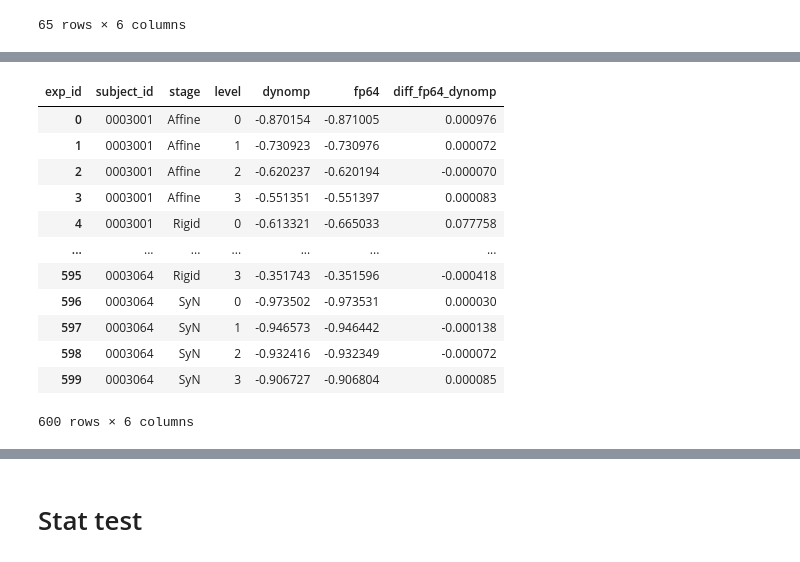
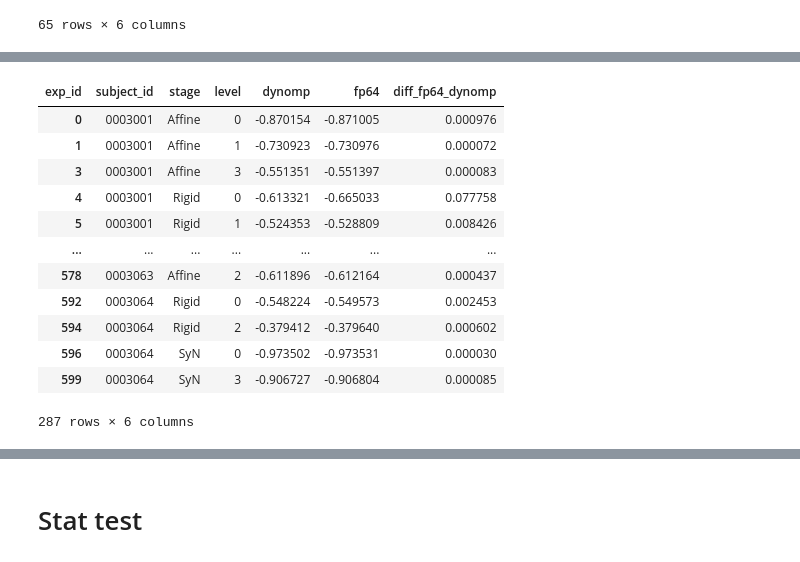
Before and after one commit to mathdugre/DynoMP, a Jupyter notebook: viz-ants.ipynb, the cells around one changed output, grey strips where cells are left out. Drawn from its saved outputs; the diff is of its cells as text; code cells hidden in the pictures.

```diff
--- a/viz-ants.ipynb
+++ b/viz-ants.ipynb
@@ -634,16 +619,16 @@ df_pivot[df_pivot["diff_fp64_dynomp"] < 0]
-# %%
-df_pivot
-# %% [output]
-| exp_id | subject_id | stage | level | dynomp | fp64 | diff_fp64_dynomp |
-| 0 | 0003001 | Affine | 0 | -0.870154 | -0.871005 | 0.000976 |
-| 1 | 0003001 | Affine | 1 | -0.730923 | -0.730976 | 0.000072 |
-| 2 | 0003001 | Affine | 2 | -0.620237 | -0.620194 | -0.000070 |
-| 3 | 0003001 | Affine | 3 | -0.551351 | -0.551397 | 0.000083 |
-| 4 | 0003001 | Rigid | 0 | -0.613321 | -0.665033 | 0.077758 |
-| ... | ... | ... | ... | ... | ... | ... |
-| 595 | 0003064 | Rigid | 3 | -0.351743 | -0.351596 | -0.000418 |
-| 596 | 0003064 | SyN | 0 | -0.973502 | -0.973531 | 0.000030 |
-| 597 | 0003064 | SyN | 1 | -0.946573 | -0.946442 | -0.000138 |
-| 598 | 0003064 | SyN | 2 | -0.932416 | -0.932349 | -0.000072 |
-| 599 | 0003064 | SyN | 3 | -0.906727 | -0.906804 | 0.000085 |
-600 rows × 6 columns
+# %%
+df_pivot[df_pivot["diff_fp64_dynomp"] >= 0]
+# %% [output]
+| exp_id | subject_id | stage | level | dynomp | fp64 | diff_fp64_dynomp |
+| 0 | 0003001 | Affine | 0 | -0.870154 | -0.871005 | 0.000976 |
+| 1 | 0003001 | Affine | 1 | -0.730923 | -0.730976 | 0.000072 |
+| 3 | 0003001 | Affine | 3 | -0.551351 | -0.551397 | 0.000083 |
+| 4 | 0003001 | Rigid | 0 | -0.613321 | -0.665033 | 0.077758 |
+| 5 | 0003001 | Rigid | 1 | -0.524353 | -0.528809 | 0.008426 |
+| ... | ... | ... | ... | ... | ... | ... |
+| 578 | 0003063 | Affine | 2 | -0.611896 | -0.612164 | 0.000437 |
+| 592 | 0003064 | Rigid | 0 | -0.548224 | -0.549573 | 0.002453 |
+| 594 | 0003064 | Rigid | 2 | -0.379412 | -0.379640 | 0.000602 |
+| 596 | 0003064 | SyN | 0 | -0.973502 | -0.973531 | 0.000030 |
+| 599 | 0003064 | SyN | 3 | -0.906727 | -0.906804 | 0.000085 |
+287 rows × 6 columns
```
Also changed, not shown: parts of 9 cells of this notebook, 5 other files.
